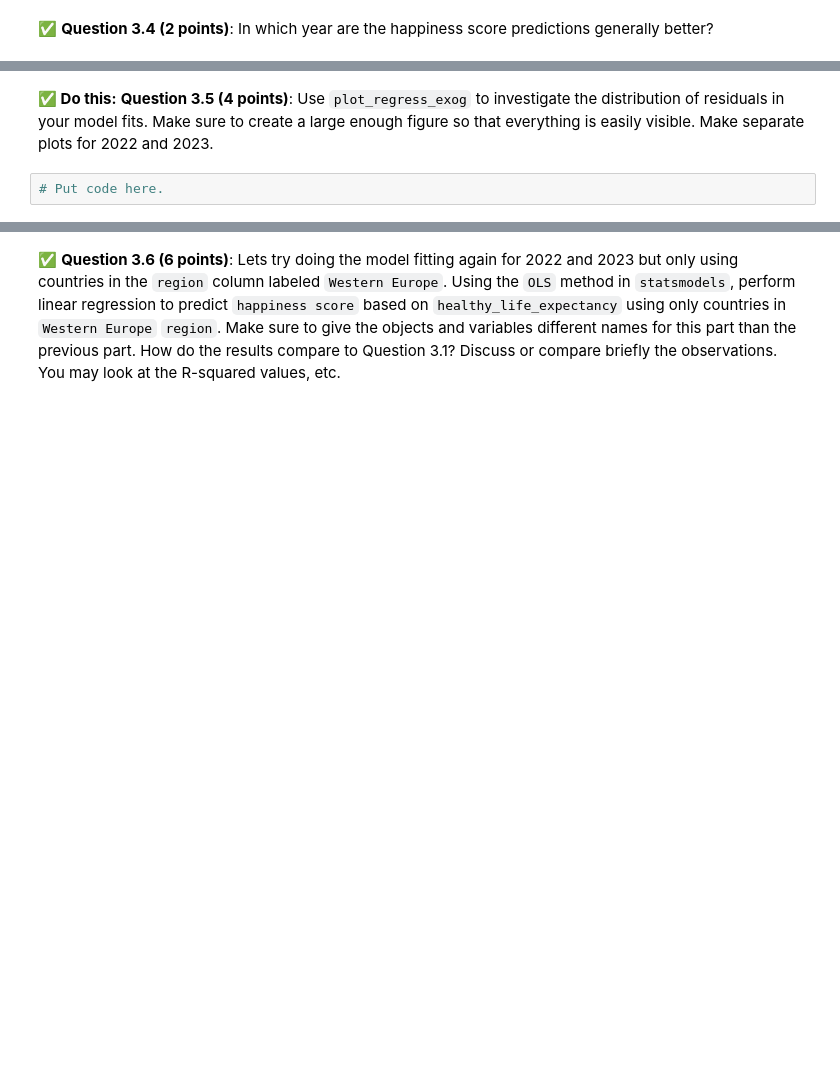
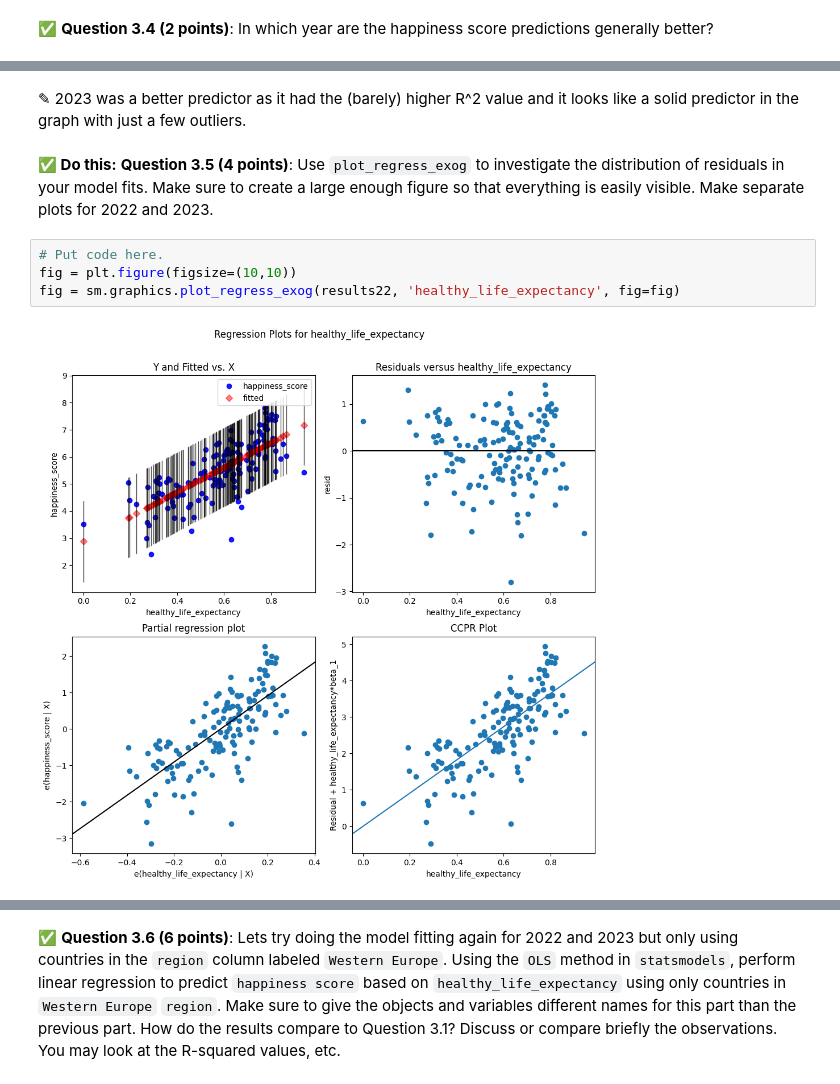
Before and after one commit to ethanfremder/CMSE202-f23-turnin, a Jupyter notebook: hw-03/HW-03_Regression-S24-STUDENT.ipynb, the cells around one changed output, grey strips where cells are left out. Cells and saved outputs as stored; diff of their text form; blank space fills up the shorter version.

```diff
--- a/hw-03/HW-03_Regression-S24-STUDENT.ipynb
+++ b/hw-03/HW-03_Regression-S24-STUDENT.ipynb
@@ -176,4 +236,10 @@ In this part, we'll perform some one-variable linear regression analysis on the
+# %% [markdown]
+<font size=+3>&#9998;</font> 2023 was a better predictor as it had the (barely) higher R^2 value and it looks like a solid predictor in the graph with just a few outliers.
 # %% [markdown]
 **&#9989; Do this:** **Question 3.5 (4 points)**: Use `plot_regress_exog` to investigate the distribution of residuals in your model fits. Make sure to create a large enough figure so that everything is easily visible. Make separate plots for 2022 and 2023.
-# %%
-# Put code here.
+# %%
+# Put code here.
+fig = plt.figure(figsize=(10,10))
+fig = sm.graphics.plot_regress_exog(results22, 'healthy_life_expectancy', fig=fig)
+# %% [output]
+[figure, added]
```
Also changed, not shown: parts of 15 cells of this notebook.
